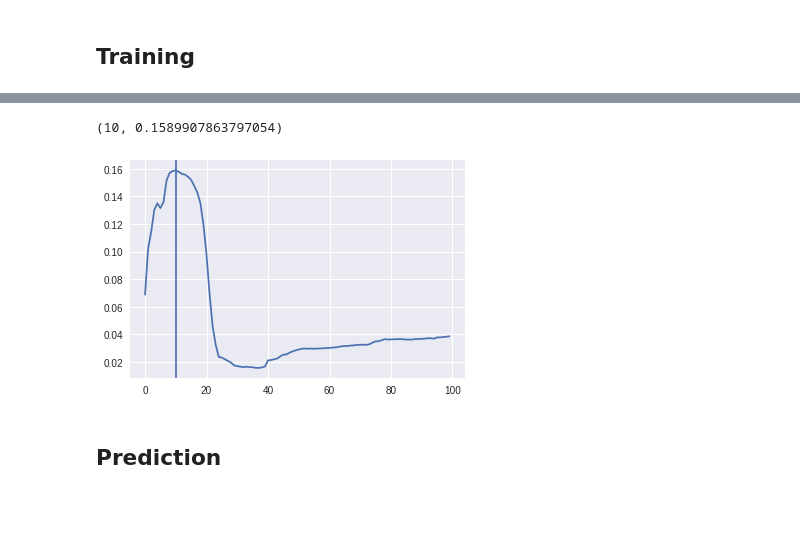
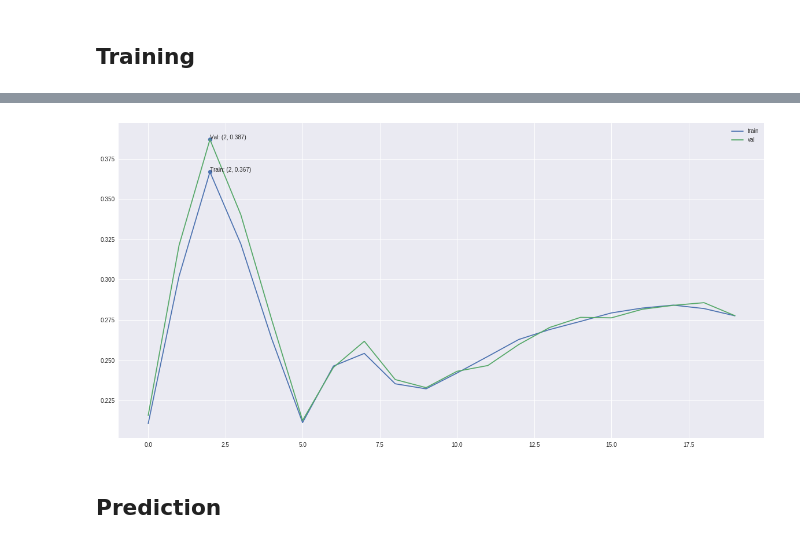
Before and after one commit to kohjingyu/hidden-markov-model, a Jupyter notebook: Part5.ipynb, the cells around one changed output, grey strips where cells are left out. Cells and saved outputs as stored; diff of their text form; code cells hidden in the pictures; blank space fills up the shorter version.

```diff
--- a/Part5.ipynb
+++ b/Part5.ipynb
@@ -333,8 +316,8 @@ def backward(*args, x, y):
     loss = np.mean(np.sum(xent, axis=1))  # sum softmax CE for each word, then take mean across all words
     return loss, grad
 
-for i in trange(len(inputs)):
-    backward(*model, x=inputs[i], y=labels[i])
+for i in trange(len(X_train)):
+    backward(*model, x=X_train[i], y=y_train[i])
 # %% [output]
 [interactive output not drawn]
 # %% [markdown]
@@ -406,9 +408,17 @@ for i in range(4):
-# %%
-plt.plot(np.arange(n_epochs), accuracies)
-plt.axvline(x=np.argmax(accuracies))
-np.argmax(accuracies), np.max(accuracies)
-# %% [output]
-(10, 0.1589907863797054)
-[figure, removed]
+# %%
+plt.figure(figsize=(20, 10))
+
+plt.plot(np.arange(n_epochs), train_acc, label='train')
+plt.plot(np.arange(n_epochs), val_acc, label='val')
+
+x = [np.argmax(train_acc), np.argmax(val_acc)]
+y = [np.max(train_acc), np.max(val_acc)]
+plt.scatter(x, y)
+plt.annotate(f'Train: ({x[0]}, {np.round(y[0], 3)})', (x[0], y[0]))
+plt.annotate(f'Val: ({x[1]}, {np.round(y[1], 3)})', (x[1], y[1]))
+
+plt.legend();
+# %% [output]
+[figure, added]
 # %% [markdown]
 ## Prediction
```
Also changed, not shown: parts of 32 cells of this notebook.
